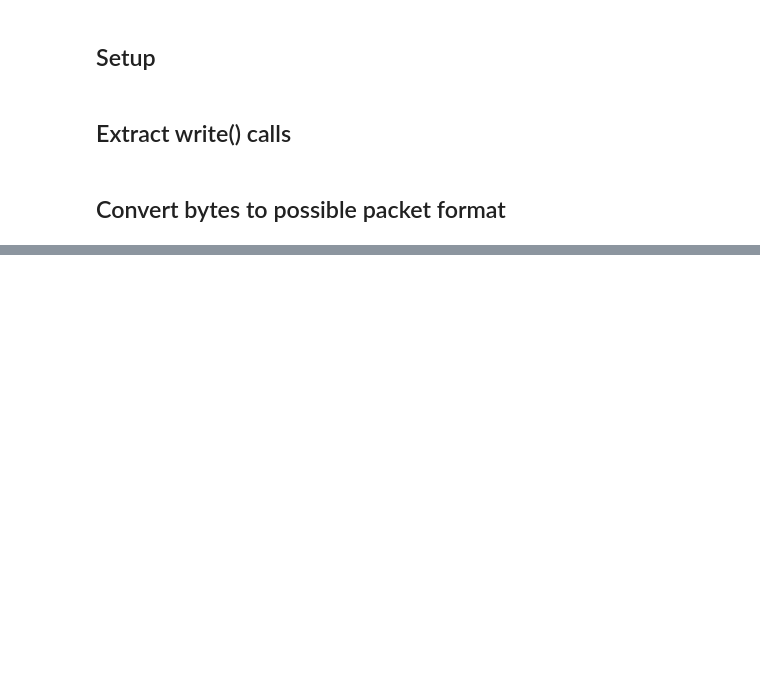
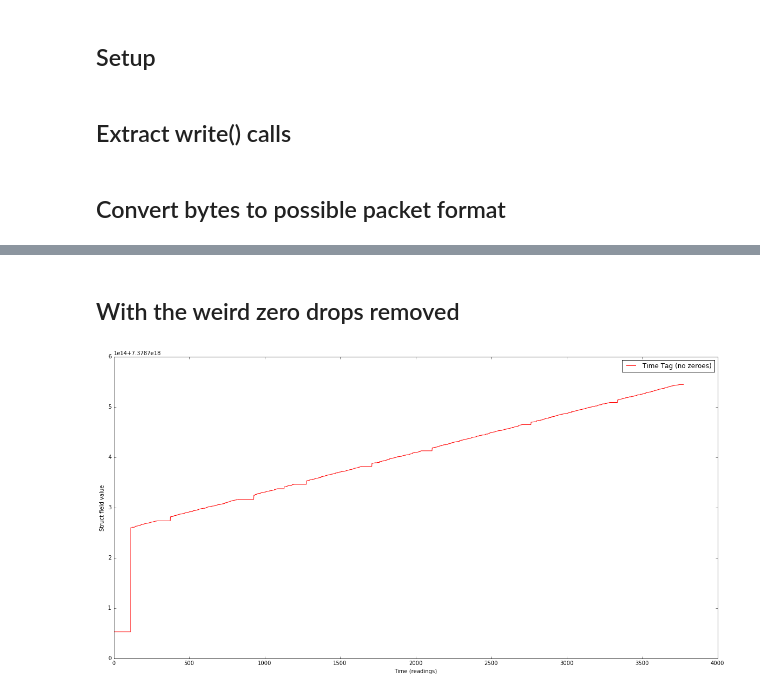
Before and after one commit to vml39/rosbeam-test, a Jupyter notebook: analysis/Beam Protocol Analysis.ipynb, the cells around one changed output, grey strips where cells are left out. Drawn from its saved outputs; the diff is of its cells as text; code cells hidden in the pictures; blank space fills up the shorter version.

```diff
--- a/analysis/Beam Protocol Analysis.ipynb
+++ b/analysis/Beam Protocol Analysis.ipynb
@@ -29,0 +86,16 @@ def form_packet(byte_string):
+# %% [markdown]
+## With the weird zero drops removed
+# %%
+time_tag_nz = [value for value in time_tag if value > 0]
+x_vals = range(len(time_tag_nz))
+
+plt.figure(num=None, figsize=(20, 10), dpi=80, facecolor='w', edgecolor='k')
+
+plt.plot(x_vals, time_tag_nz, '-r')
+plt.xlabel('Time (readings)')
+plt.ylabel('Struct field value')
+plt.legend(['Time Tag (no zeroes)'])
+
+plt.show()
+# %% [output]
+[figure, added]
```
Also changed, not shown: parts of 4 cells of this notebook.
